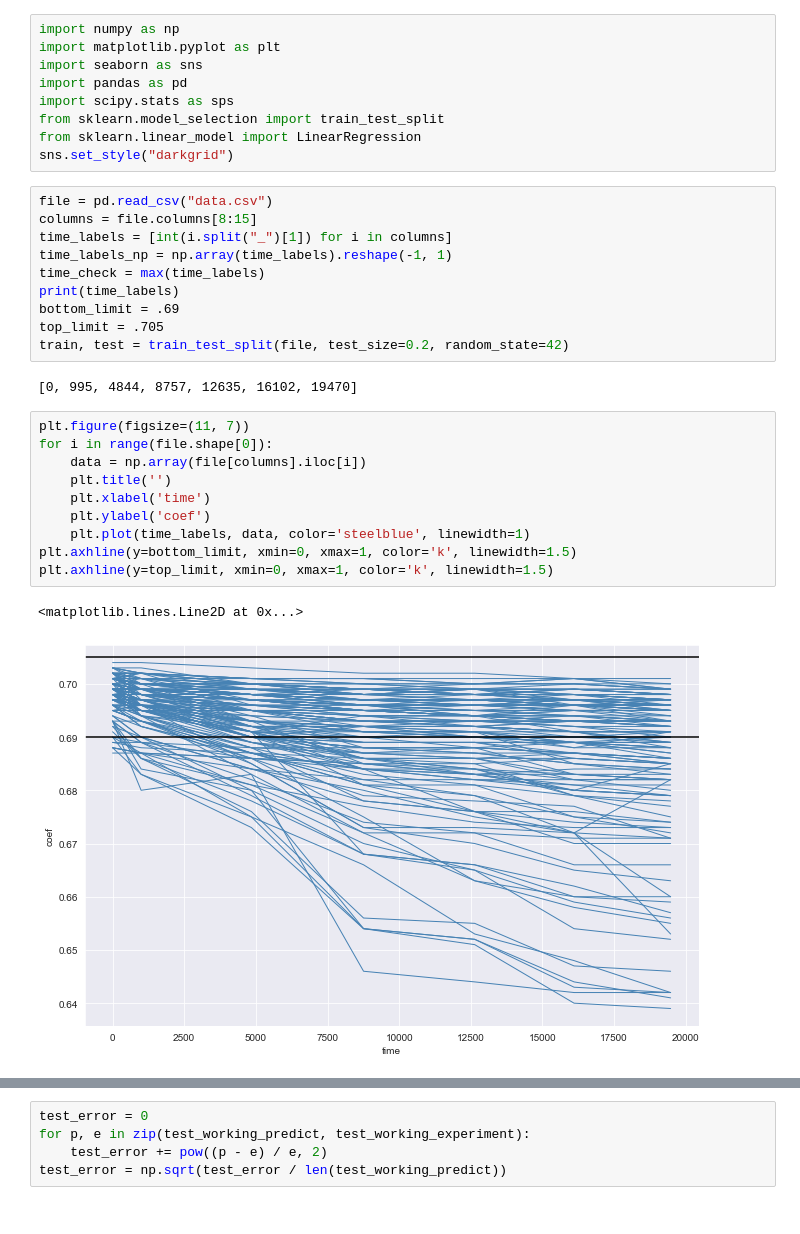
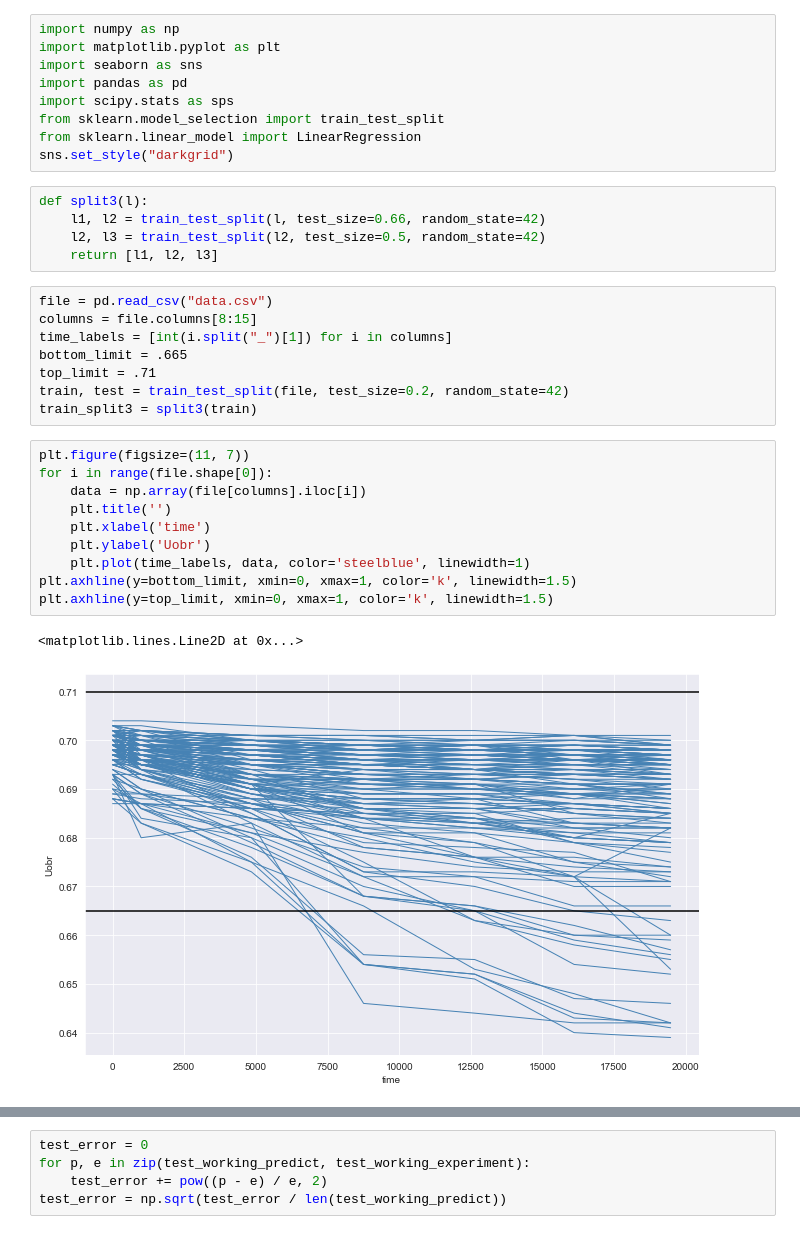
Before and after one commit to rommmmmka/data-processing, a Jupyter notebook: weibull_distribution.ipynb, the cells around one changed output, grey strips where cells are left out. Drawn from its saved outputs; the diff is of its cells as text.

```diff
--- a/weibull_distribution.ipynb
+++ b/weibull_distribution.ipynb
@@ -7,31 +7,32 @@ import scipy.stats as sps
 from sklearn.model_selection import train_test_split
 from sklearn.linear_model import LinearRegression
 sns.set_style("darkgrid")
+# %%
+def split3(l):
+    l1, l2 = train_test_split(l, test_size=0.66, random_state=42)
+    l2, l3 = train_test_split(l2, test_size=0.5, random_state=42)
+    return [l1, l2, l3]
 # %%
 file = pd.read_csv("data.csv")
 columns = file.columns[8:15]
 time_labels = [int(i.split("_")[1]) for i in columns]
-time_labels_np = np.array(time_labels).reshape(-1, 1)
-time_check = max(time_labels)
-print(time_labels)
-bottom_limit = .69
-top_limit = .705
+bottom_limit = .665
+top_limit = .71
 train, test = train_test_split(file, test_size=0.2, random_state=42)
+train_split3 = split3(train)
-# %% [output]
-[0, 995, 4844, 8757, 12635, 16102, 19470]
 # %%
 plt.figure(figsize=(11, 7))
 for i in range(file.shape[0]):
     data = np.array(file[columns].iloc[i])
     plt.title('')
     plt.xlabel('time')
-    plt.ylabel('coef')
+    plt.ylabel('Uobr')
     plt.plot(time_labels, data, color='steelblue', linewidth=1)
 plt.axhline(y=bottom_limit, xmin=0, xmax=1, color='k', linewidth=1.5)
 plt.axhline(y=top_limit, xmin=0, xmax=1, color='k', linewidth=1.5)
 # %% [output]
 <matplotlib.lines.Line2D at 0x...>
-[figure, old version]
+[figure, new version]
 # %%
 plt.figure(figsize=(11, 7))
 for i in range(file.shape[0]):
```
Also changed, not shown: parts of 12 cells of this notebook, 1 other file.
